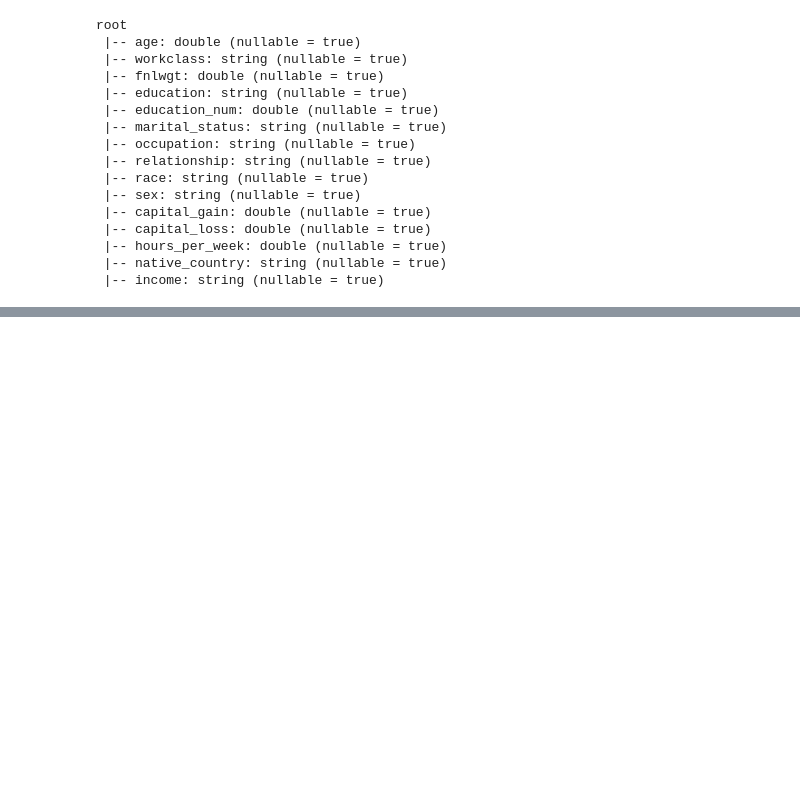
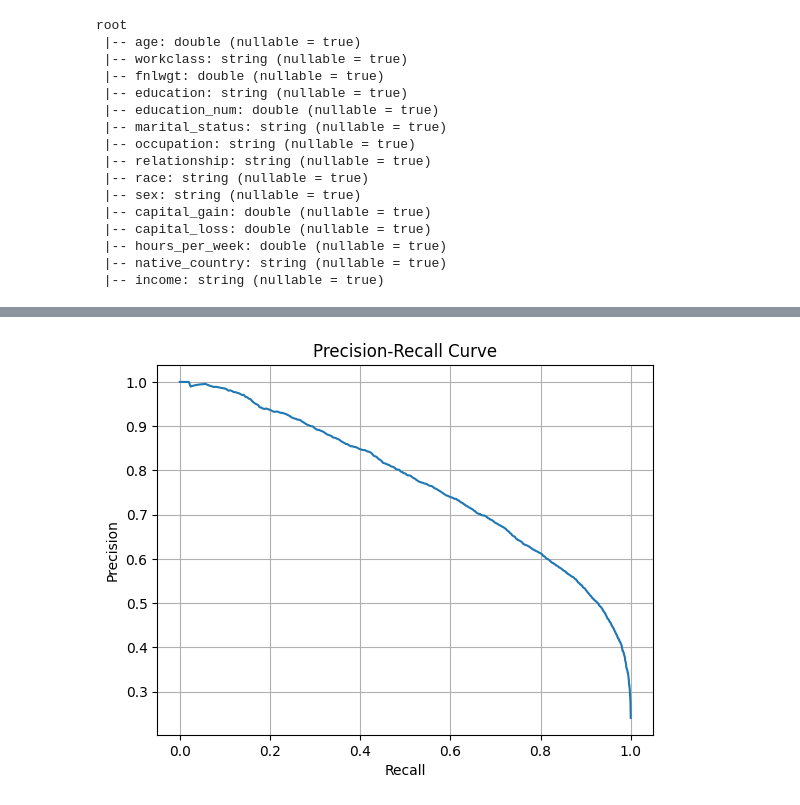
Before and after one commit to CASD-EU/seminar_spark, a Jupyter notebook: notebooks/02.spark_ml.ipynb, the cells around one changed output, grey strips where cells are left out. Drawn from its saved outputs; the diff is of its cells as text; code cells hidden in the pictures; blank space fills up the shorter version.

```diff
--- a/notebooks/02.spark_ml.ipynb
+++ b/notebooks/02.spark_ml.ipynb
@@ -121,0 +310,10 @@ for categoricalCol in categoricalColumns:
+# %%
+def show_prc(lrModel: LogisticRegression):
+    trainingSummary = lrModel.summary
+    pr_df = trainingSummary.pr.toPandas()
+    plt.plot(pr_df['recall'], pr_df['precision'])
+    plt.xlabel("Recall")
+    plt.ylabel("Precision")
+    plt.title("Precision-Recall Curve")
+    plt.grid(True)
+    plt.show()
@@ -121,0 +328,4 @@ for categoricalCol in categoricalColumns:
+# %%
+show_prc(lrModel)
+# %% [output]
+[figure, added]
```
Also changed, not shown: parts of 43 cells of this notebook.
